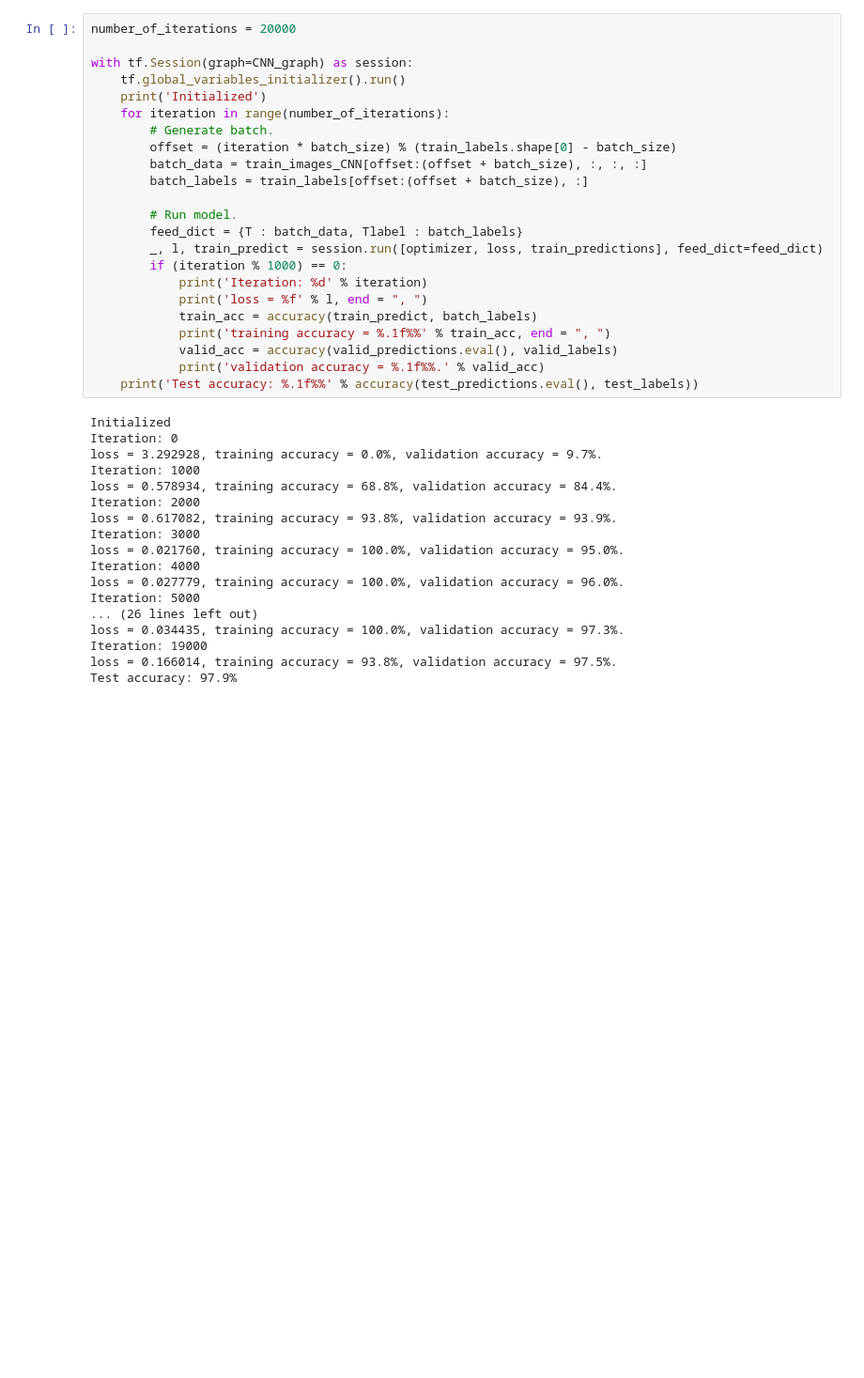
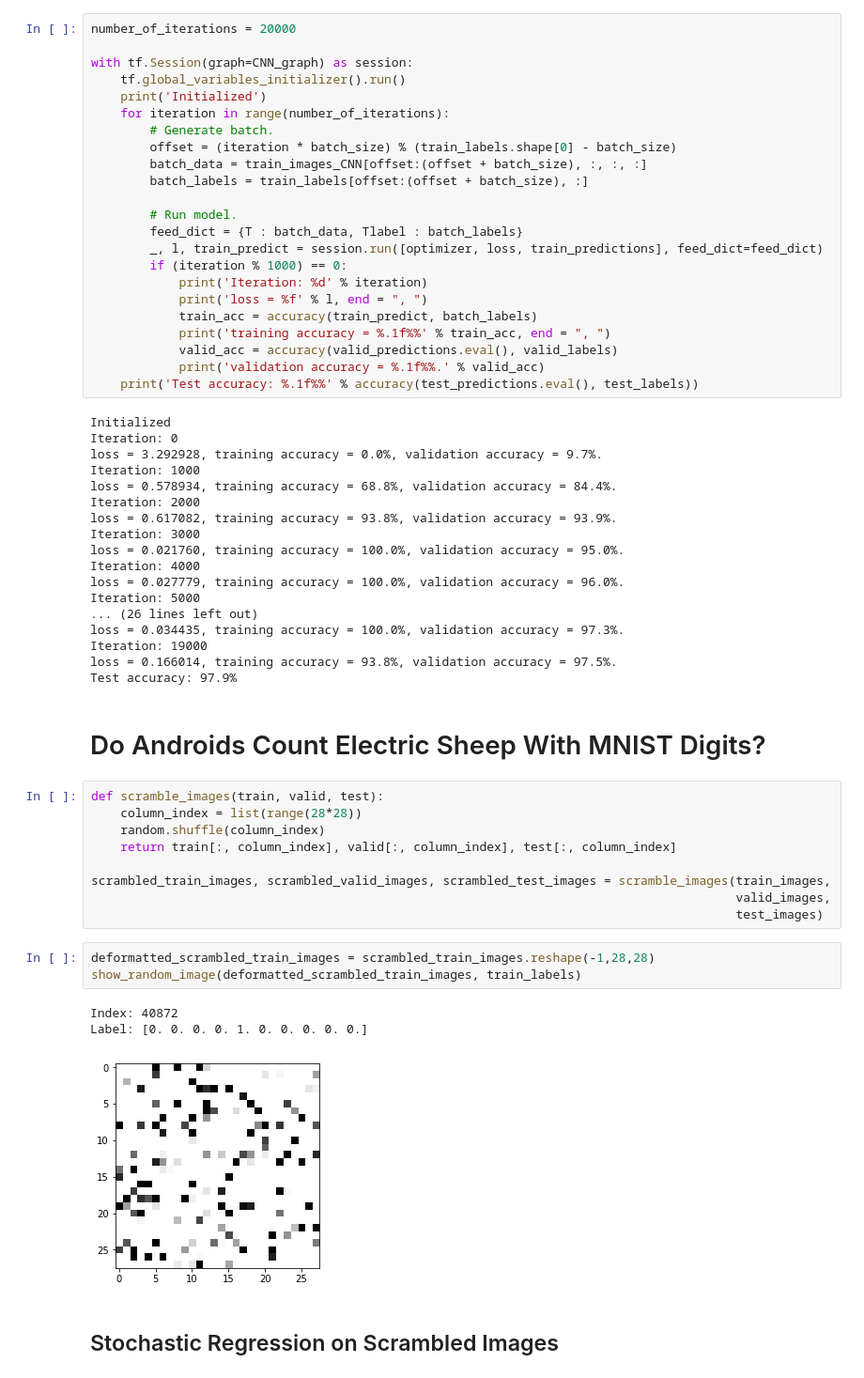
Before and after one commit to johnjhull/DL-Projects, a Jupyter notebook: Neural Networks_MNIST_NHDA.ipynb, the cells around one changed output. Shown: that part at 94% size. Saved outputs shown, nothing was run; the diff lists cells and outputs as text; blank space fills up the shorter version.

Commit message:
Androids addition

```diff
--- a/Neural Networks_MNIST_NHDA.ipynb
+++ b/Neural Networks_MNIST_NHDA.ipynb
@@ -678,3 +676,23 @@ loss = 0.034435, training accuracy = 100.0%, validation accuracy = 97.3%.
 Iteration: 19000
 loss = 0.166014, training accuracy = 93.8%, validation accuracy = 97.5%.
 Test accuracy: 97.9%
+# %% [markdown]
+# Do Androids Count Electric Sheep With MNIST Digits?
+# %%
+def scramble_images(train, valid, test):
+    column_index = list(range(28*28))
+    random.shuffle(column_index)
+    return train[:, column_index], valid[:, column_index], test[:, column_index]
+
+scrambled_train_images, scrambled_valid_images, scrambled_test_images = scramble_images(train_images,
+                                                                                        valid_images,
+                                                                                        test_images)
+# %%
+deformatted_scrambled_train_images = scrambled_train_images.reshape(-1,28,28)
+show_random_image(deformatted_scrambled_train_images, train_labels)
+# %% [output]
+Index: 40872
+Label: [0. 0. 0. 0. 1. 0. 0. 0. 0. 0.]
+[figure, added]
+# %% [markdown]
+## Stochastic Regression on Scrambled Images
```
Also changed, not shown: parts of 17 cells of this notebook.
